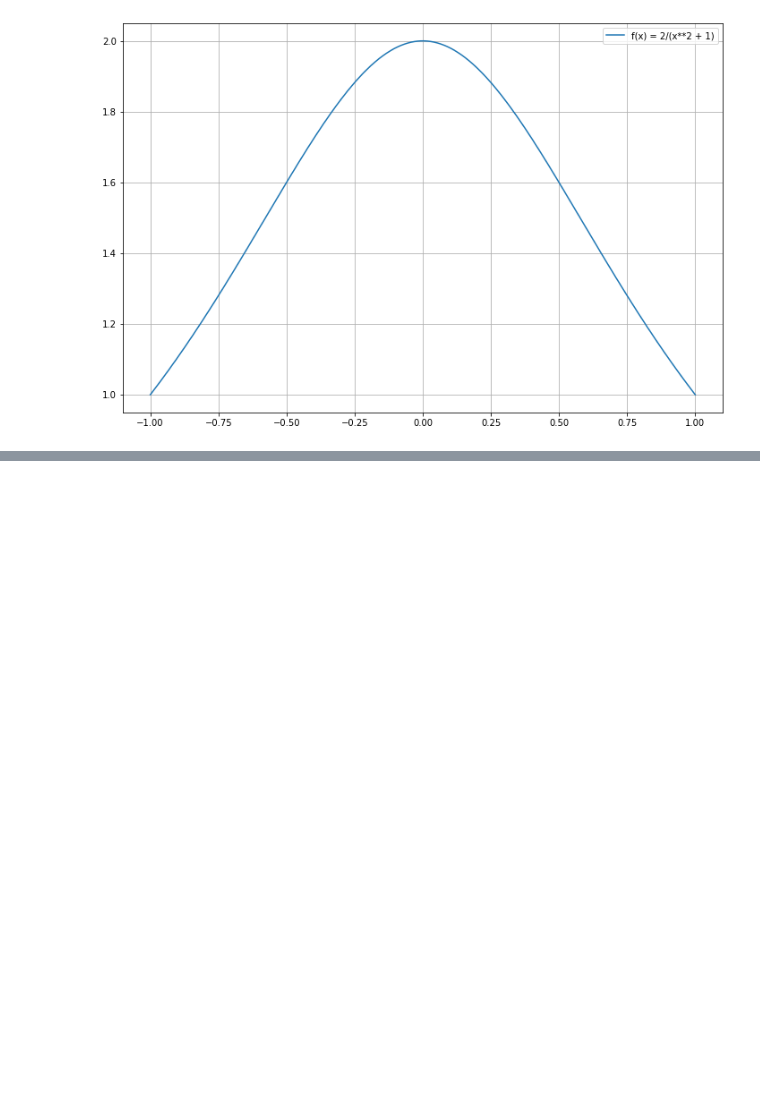
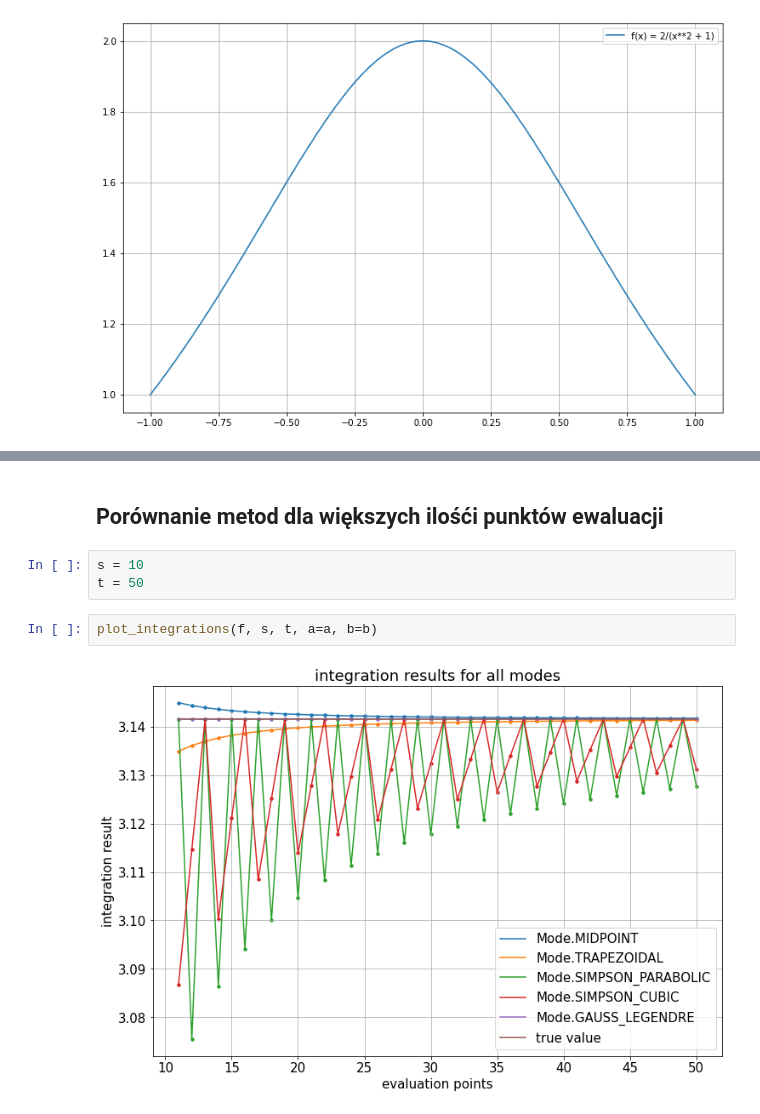
Before and after one commit to RysiekPrecikowski/MOwNiT, a Jupyter notebook: lab5.ipynb, the cells around one changed output, grey strips where cells are left out. Saved outputs shown, nothing was run; the diff lists cells and outputs as text; blank space fills up the shorter version.

```diff
--- a/lab5.ipynb
+++ b/lab5.ipynb
@@ -117,0 +156,9 @@ plot_errors(f, s, t, a=a, b=b)
+# %% [markdown]
+## Porównanie metod dla większych ilośći punktów ewaluacji
+# %%
+s = 10
+t = 50
+# %%
+plot_integrations(f, s, t, a=a, b=b)
+# %% [output]
+[figure, added]
```
Also changed, not shown: parts of 12 cells of this notebook, 1 other file.
